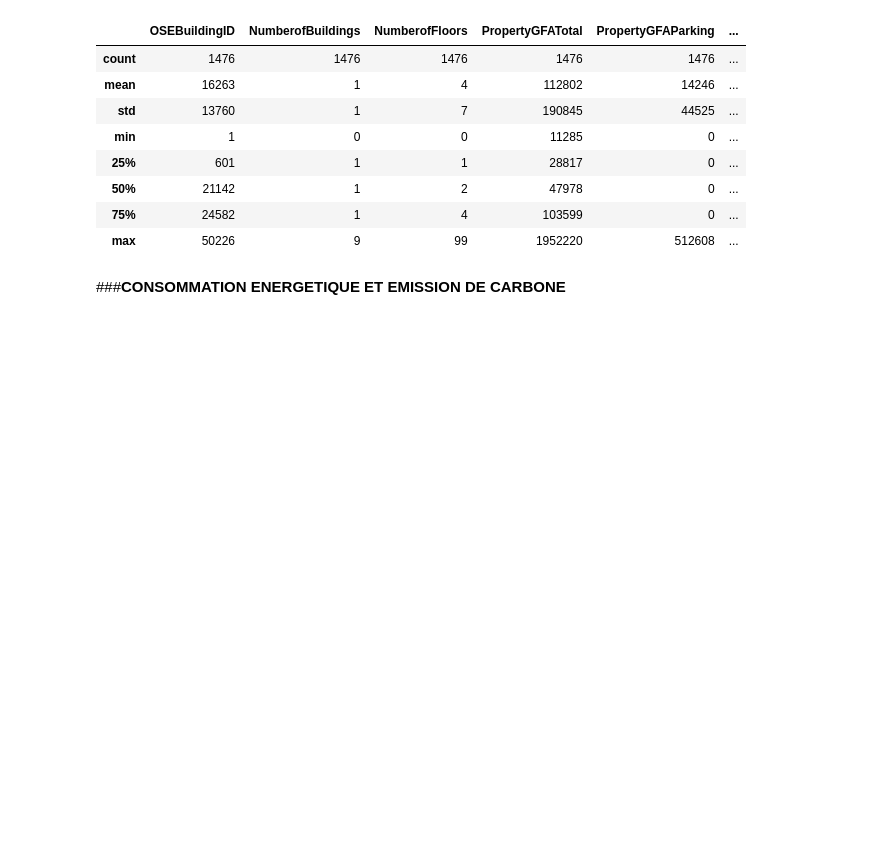
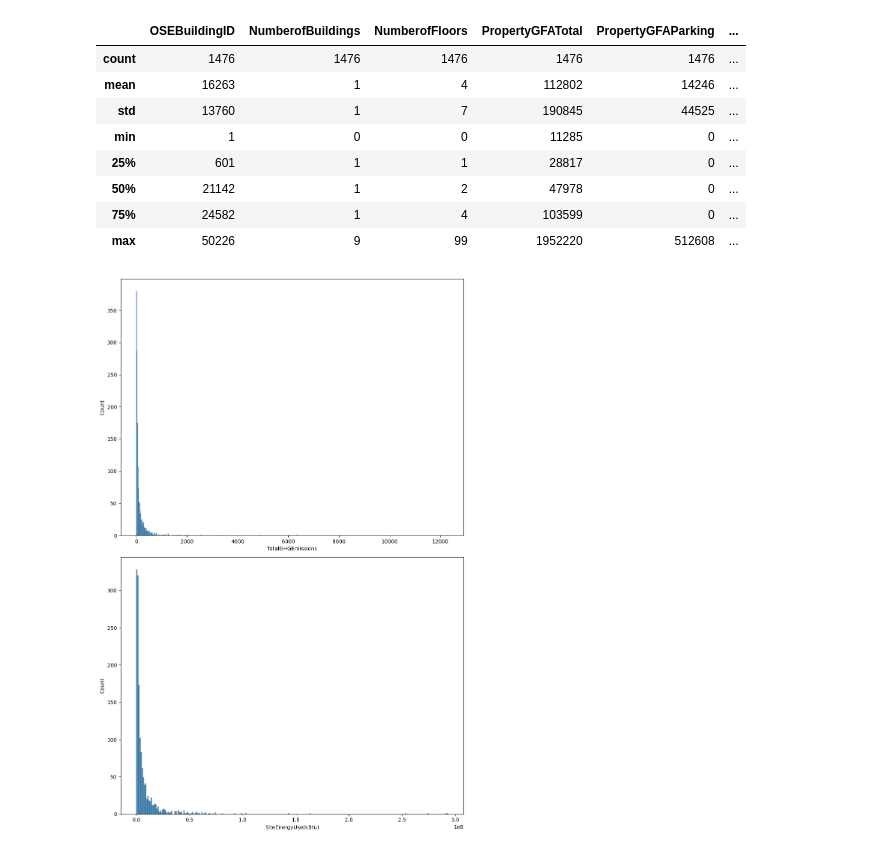
Before and after one commit to helenatong/oc_p3_Anticipez_les_besoins_en_consommation_de_batiments, a Jupyter notebook: cleaning.ipynb, the cells around one changed output. Drawn from its saved outputs; the diff is of its cells as text; code cells hidden in the pictures; blank space fills up the shorter version.

```diff
--- a/cleaning.ipynb
+++ b/cleaning.ipynb
@@ -673,16 +611,17 @@ VARIABLES QUANTITATIVES :
 | 50% | 21142 | 1 | 2 | 47978 | 0 | ... |
 | 75% | 24582 | 1 | 4 | 103599 | 0 | ... |
 | max | 50226 | 9 | 99 | 1952220 | 512608 | ... |
-# %% [markdown]
-###**CONSOMMATION ENERGETIQUE ET EMISSION DE CARBONE**
 # %%
-# L_num = ['TotalGHGEmissions', 'SiteEnergyUse(kBtu)']
-# fig, axes = plt.subplots(nrows=len(L_num), ncols=1, figsize=(10,15))
+# Variables à prédire
+L_num = ['TotalGHGEmissions', 'SiteEnergyUse(kBtu)']
+fig, axes = plt.subplots(nrows=len(L_num), ncols=1, figsize=(10,15))
 
-# for i, col in enumerate(L_num):
-#   df_graph = df[col]
-#   sns.histplot(x=df_graph, ax=axes[i])
+for i, col in enumerate(L_num):
+  df_graph = df[col]
+  sns.histplot(x=df_graph, ax=axes[i])
 
-# plt.tight_layout()
-# plt.show()
+plt.tight_layout()
+plt.show()
+# %% [output]
+[figure, added]
 # %%
```
Also changed, not shown: parts of 60 cells of this notebook.
